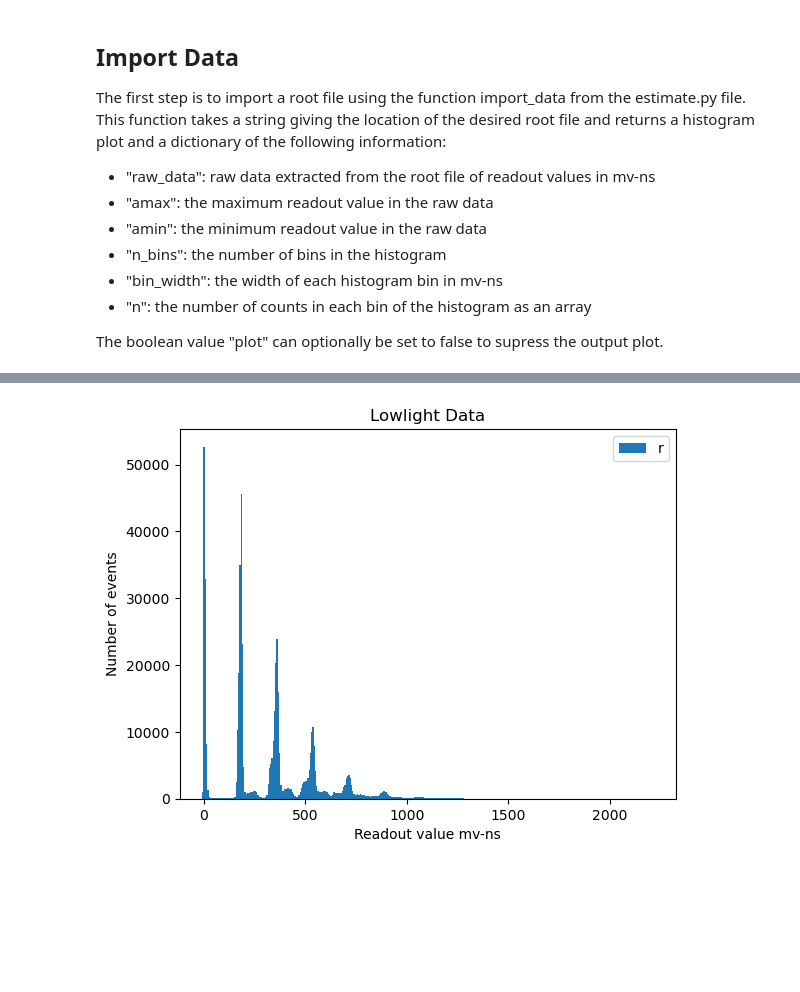
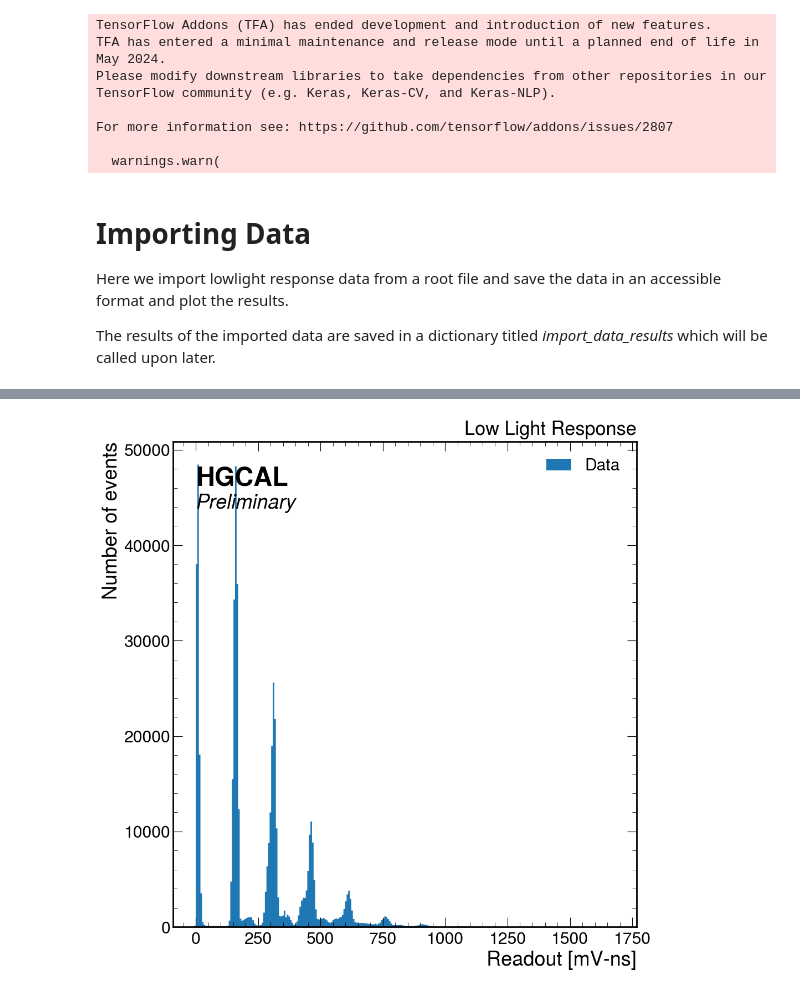
Before and after one commit to UMDCMS/sipmanalyze, a Jupyter notebook: notebooks/low_light_response.ipynb, the cells around one changed output, grey strips where cells are left out. Cells and saved outputs as stored; diff of their text form; code cells hidden in the pictures; blank space fills up the shorter version.

Commit message:
updated estimate.py and low_light_response

```diff
--- a/notebooks/low_light_response.ipynb
+++ b/notebooks/low_light_response.ipynb
@@ -5,35 +25,41 @@ This notebook provides the steps to analyze the waveform produced by real data f
 # %%
-import sys
-sys.path.insert(0, '../src/sipmanalyze')
-import estimate as est
+import sipmanalyze.estimate as est
 import datetime
+import sipmpdf.pdf as PDF
+import mplhep
+import zfit
+import numpy as np
+import matplotlib.pyplot as plt
+# %% [output]
+TensorFlow Addons (TFA) has ended development and introduction of new features.
+TFA has entered a minimal maintenance and release mode until a planned end of life in May 2024.
+Please modify downstream libraries to take dependencies from other repositories in our TensorFlow community (e.g. Keras, Keras-CV, and Keras-NLP).
+
+For more information see: https://github.com/tensorflow/addons/issues/2807
+
+  warnings.warn(
 # %% [markdown]
-## Import Data
+# Importing Data
+Here we import lowlight response data from a root file and save the data in an accessible format and plot the results.
 
-The first step is to import a root file using the function import_data from the estimate.py file. This function takes a string giving the location of the desired root file and returns a histogram plot and a dictionary of the following information:
-
-- "raw_data": raw data extracted from the root file of readout values in mv-ns
-- "amax": the maximum readout value in the raw data
-- "amin": the minimum readout value in the raw data
-- "n_bins": the number of bins in the histogram
-- "bin_width": the width of each histogram bin in mv-ns
-- "n": the number of counts in each bin of the histogram as an array
-
-The boolean value "plot" can optionally be set to false to supress the output plot.
+The results of the imported data are saved in a dictionary titled _import_data_results_ which will be called upon later.
 # %%
 root_1="data/waveform_example.root"
-root_2="../../root_data/picoblock_20190430_lasertrigger.root"
-root_3="../../root_data/picoblock_laser_20190521.root"
-root_4="../../root_data/picoblock_laser_53p1.root"
-root_5="../../root_data/picoblock_laser_53p6.root"
-root_6="../../root_data/picoblock_laser_54p1_20190429.root"
-root_7="../../root_data/picoblock_laser_54p1.root"
-
-
-file_location=root_7
-import_data_results=est.import_data(file_location)
-
+root_2="data/picoblock_20190430_lasertrigger.root"
+root_3="data/picoblock_laser_20190521.root"
+root_4="data/picoblock_laser_53p1.root"
+root_5="data/picoblock_laser_53p6.root"
+root_6="data/picoblock_laser_54p1_20190429.root"
+root_7="data/picoblock_laser_54p1.root"
 
 starttime=datetime.datetime.now()
 print(starttime)
+
+file_location=root_5
+
+#import the data
+import_data_results=est.import_data(file_location)
+
+#plot the data
+est.plot_import_data(import_data_results)
 # %% [output]
@@ -41,2 +67,2 @@ print(starttime)
-[figure, old version]
+[figure, new version]
 # %% [markdown]
```
Also changed, not shown: parts of 21 cells of this notebook, 7 other files.
